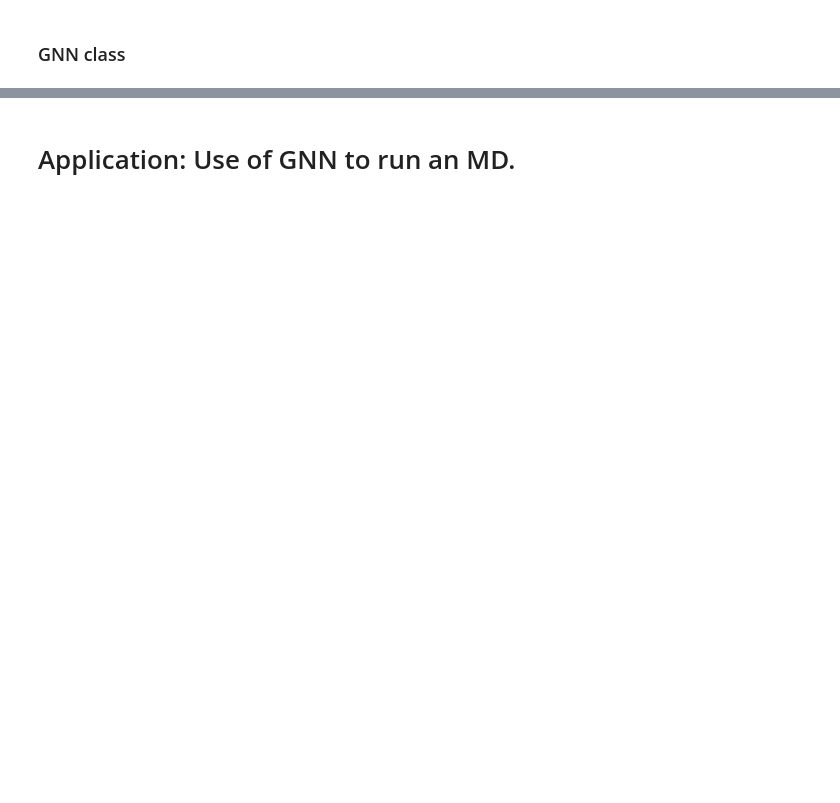
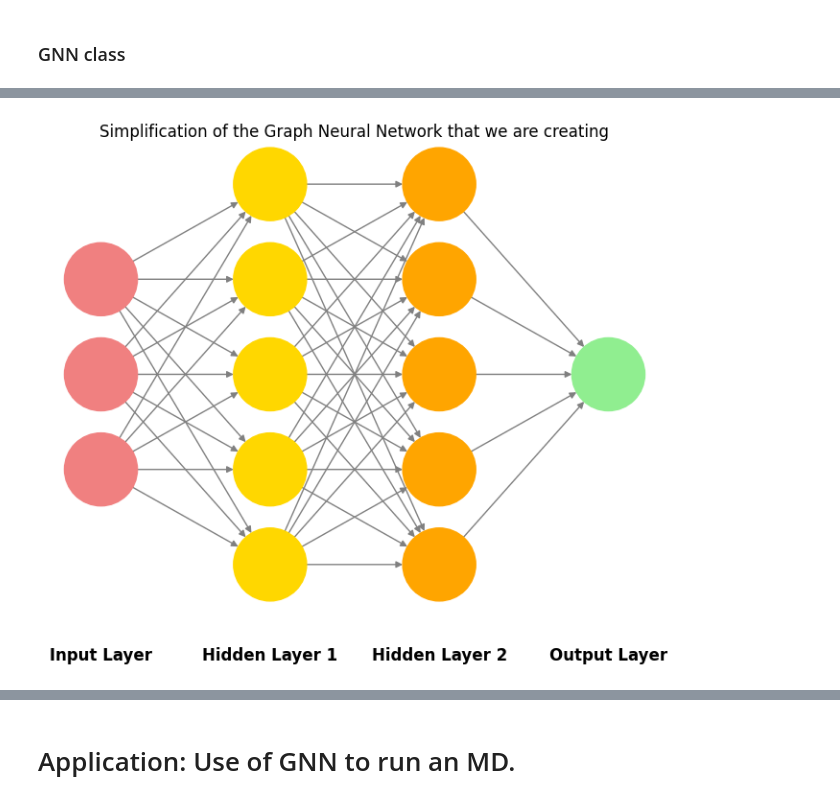
Before and after one commit to Lorentyfle/GNN-CaMML-course-blog, a Jupyter notebook: Graph_CaMML.ipynb, the cells around one changed output, grey strips where cells are left out. Cells and saved outputs as stored; diff of their text form; code cells hidden in the pictures; blank space fills up the shorter version.

```diff
--- a/Graph_CaMML.ipynb
+++ b/Graph_CaMML.ipynb
@@ -298,0 +283,69 @@ Inside the init function we will do convolutions,
+# %%
+import matplotlib.pyplot as plt
+import networkx as nx
+
+# Create graph object
+G = nx.DiGraph()
+
+# Define nodes for each layer
+input_layers = [f'Input {i+1}' for i in range(3)]  # Three input nodes
+hidden_layers1 = [f'Hidden 1\nNode {i+1}' for i in range(5)]  # First hidden layer (5 nodes)
+hidden_layers2 = [f'Hidden 2\nNode {i+1}' for i in range(5)]  # Second hidden layer (5 nodes)
+output_layer = ['Output']  # Single output node
+
+# Add nodes to the graph
+for node in input_layers + hidden_layers1 + hidden_layers2 + output_layer:
+    G.add_node(node)
+
+# Add edges between layers
+for input_node in input_layers:
+    for hidden_node in hidden_layers1:
+        G.add_edge(input_node, hidden_node)
+for hidden_node1 in hidden_layers1:
+    for hidden_node2 in hidden_layers2:
+        G.add_edge(hidden_node1, hidden_node2)
+for hidden_node2 in hidden_layers2:
+    G.add_edge(hidden_node2, output_layer[0])
+
+# Define positions for organized columns
+pos = {}
+# Input layer (centered in the left column)
+for i, node in enumerate(input_layers):
+    pos[node] = (0, i - (len(input_layers) - 1) / 2)  # Center nodes around 0 vertically
+# First hidden layer (second column)
+for i, node in enumerate(hidden_layers1):
+    pos[node] = (1, i - (len(hidden_layers1) - 1) / 2)  # Center nodes around 0 vertically
+# Second hidden layer (third column)
+for i, node in enumerate(hidden_layers2):
+    pos[node] = (2, i - (len(hidden_layers2) - 1) / 2)  # Center nodes around 0 vertically
+# Output layer (right column, center node vertically)
+pos[output_layer[0]] = (3, 0)
+
+# Assign colors based on node types
+node_colors = []
+for node in G.nodes():
+    if "Input" in node:
+        node_colors.append('lightcoral')  # Input nodes: Red
+    elif "Hidden 1" in node:
+        node_colors.append('gold')  # First hidden layer: Yellow
+    elif "Hidden 2" in node:
+        node_colors.append('orange')  # Second hidden layer: Orange
+    elif "Output" in node:
+        node_colors.append('lightgreen')  # Output node: Green
+
+# Draw the graph with custom colors and positions, increasing node size
+nx.draw(
+    G, pos, with_labels=False, node_size=3000,  # Increased node size
+    node_color=node_colors, font_size=10, font_weight='bold', edge_color='gray'
+)
+
+# Add text labels for the hidden layers below the nodes
+plt.text(0, -3, 'Input Layer', fontsize=12, fontweight='bold', ha='center', color='black')
+plt.text(1, -3, 'Hidden Layer 1', fontsize=12, fontweight='bold', ha='center', color='black')
+plt.text(2, -3, 'Hidden Layer 2', fontsize=12, fontweight='bold', ha='center', color='black')
+plt.text(3, -3, 'Output Layer', fontsize=12, fontweight='bold', ha='center', color='black')
+
+plt.title('Simplification of the Graph Neural Network that we are creating')
+plt.show()
+# %% [output]
+[figure, added]
```
Also changed, not shown: parts of 16 cells of this notebook.
